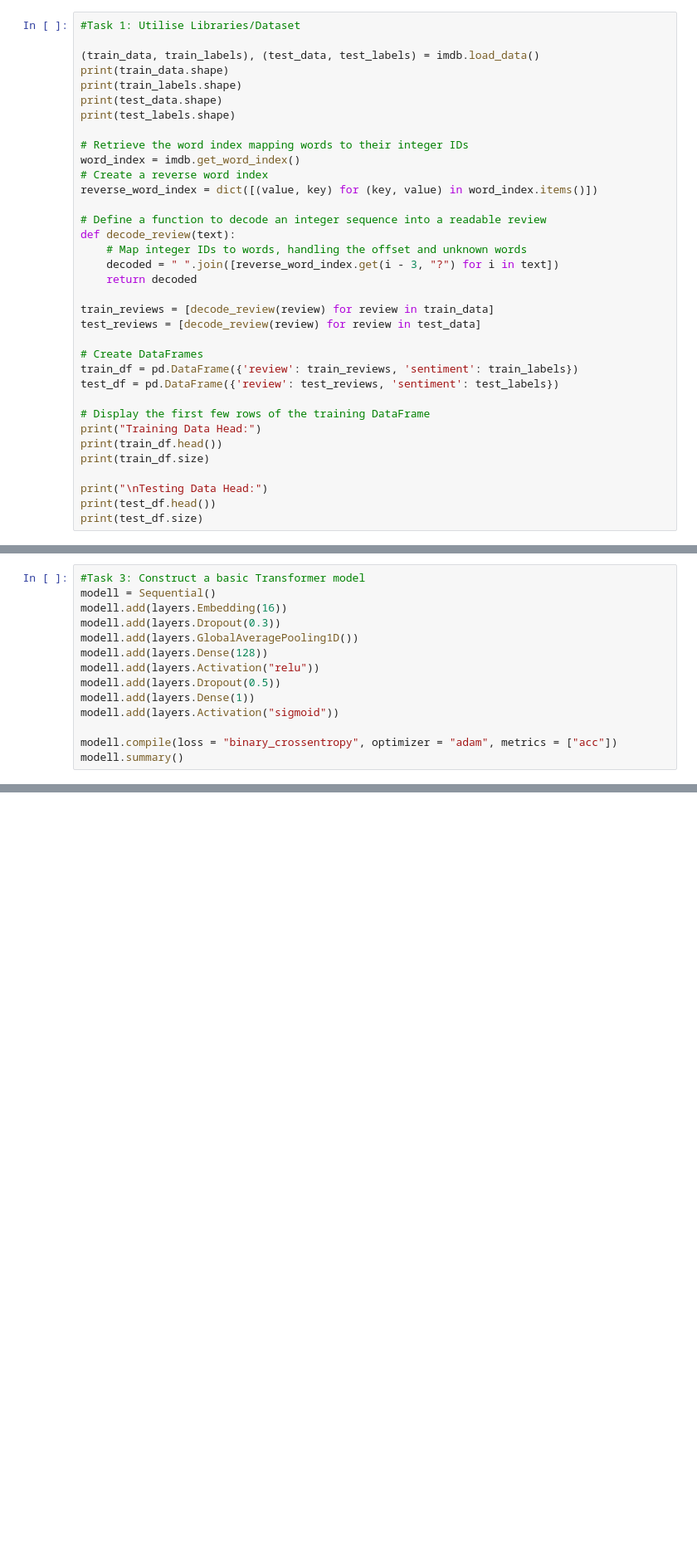
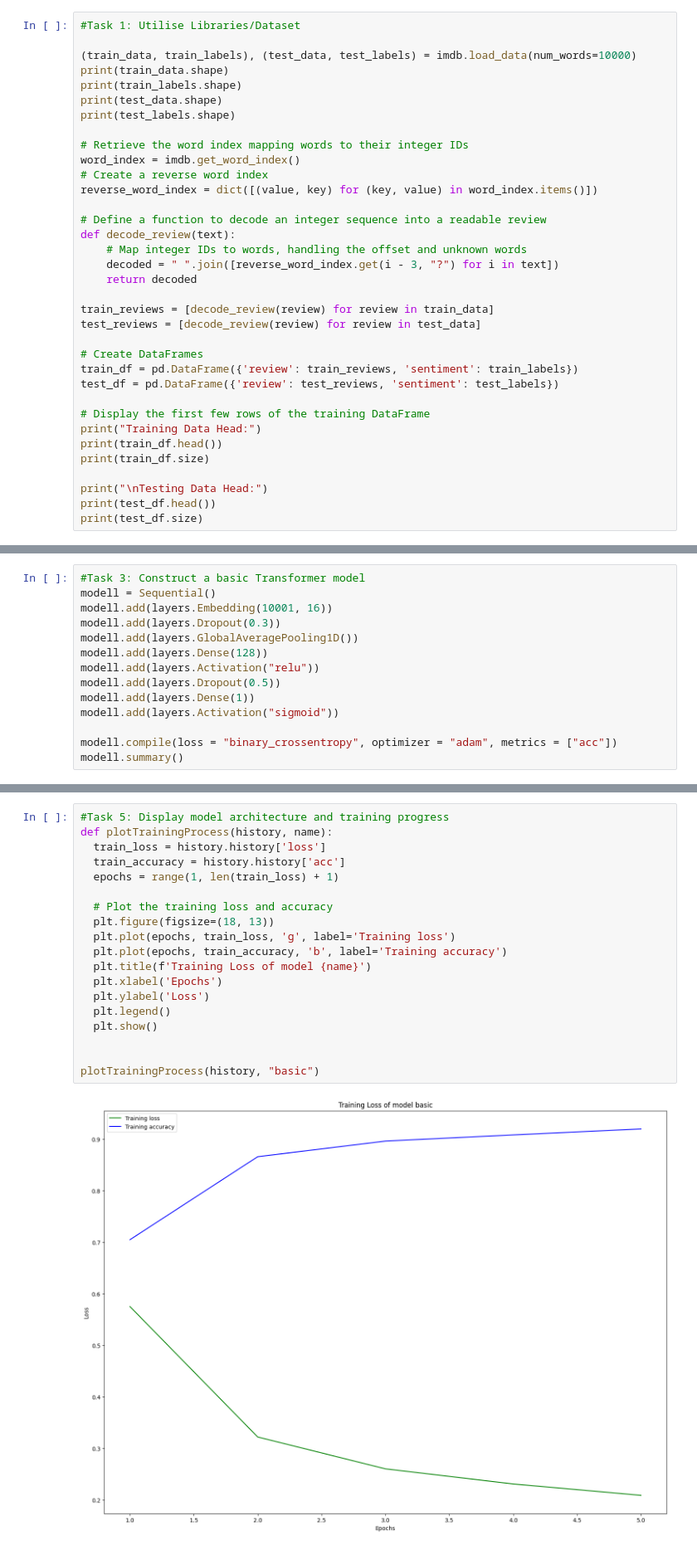
Before and after one commit to gsarada/AICourse-2026, a Jupyter notebook: mod5assmt.ipynb, the cells around one changed output, grey strips where cells are left out. Shown at 83% size. Saved outputs shown, nothing was run; the diff lists cells and outputs as text; blank space fills up the shorter version.

```diff
--- a/mod5assmt.ipynb
+++ b/mod5assmt.ipynb
@@ -14,7 +14,7 @@ from transformers import pipeline, AutoTokenizer
 # %%
 #Task 1: Utilise Libraries/Dataset
 
-(train_data, train_labels), (test_data, test_labels) = imdb.load_data()
+(train_data, train_labels), (test_data, test_labels) = imdb.load_data(num_words=10000)
 print(train_data.shape)
 print(train_labels.shape)
 print(test_data.shape)
@@ -192,7 +192,7 @@ test_data = pad_sequences(test_data, maxlen=maxlen, padding='post')
 # %%
 #Task 3: Construct a basic Transformer model
 modell = Sequential()
-modell.add(layers.Embedding(16))
+modell.add(layers.Embedding(10001, 16))
 modell.add(layers.Dropout(0.3))
 modell.add(layers.GlobalAveragePooling1D())
 modell.add(layers.Dense(128))
@@ -219,0 +248,21 @@ Detected at node sequential_1/embedding_1/GatherV2 defined at (most recent call
+# %%
+#Task 5: Display model architecture and training progress
+def plotTrainingProcess(history, name):
+  train_loss = history.history['loss']
+  train_accuracy = history.history['acc']
+  epochs = range(1, len(train_loss) + 1)
+
+  # Plot the training loss and accuracy
+  plt.figure(figsize=(18, 13))
+  plt.plot(epochs, train_loss, 'g', label='Training loss')
+  plt.plot(epochs, train_accuracy, 'b', label='Training accuracy')
+  plt.title(f'Training Loss of model {name}')
+  plt.xlabel('Epochs')
+  plt.ylabel('Loss')
+  plt.legend()
+  plt.show()
+
+
+plotTrainingProcess(history, "basic")
+# %% [output]
+[figure, added]
```
Also changed, not shown: parts of 7 cells of this notebook.
